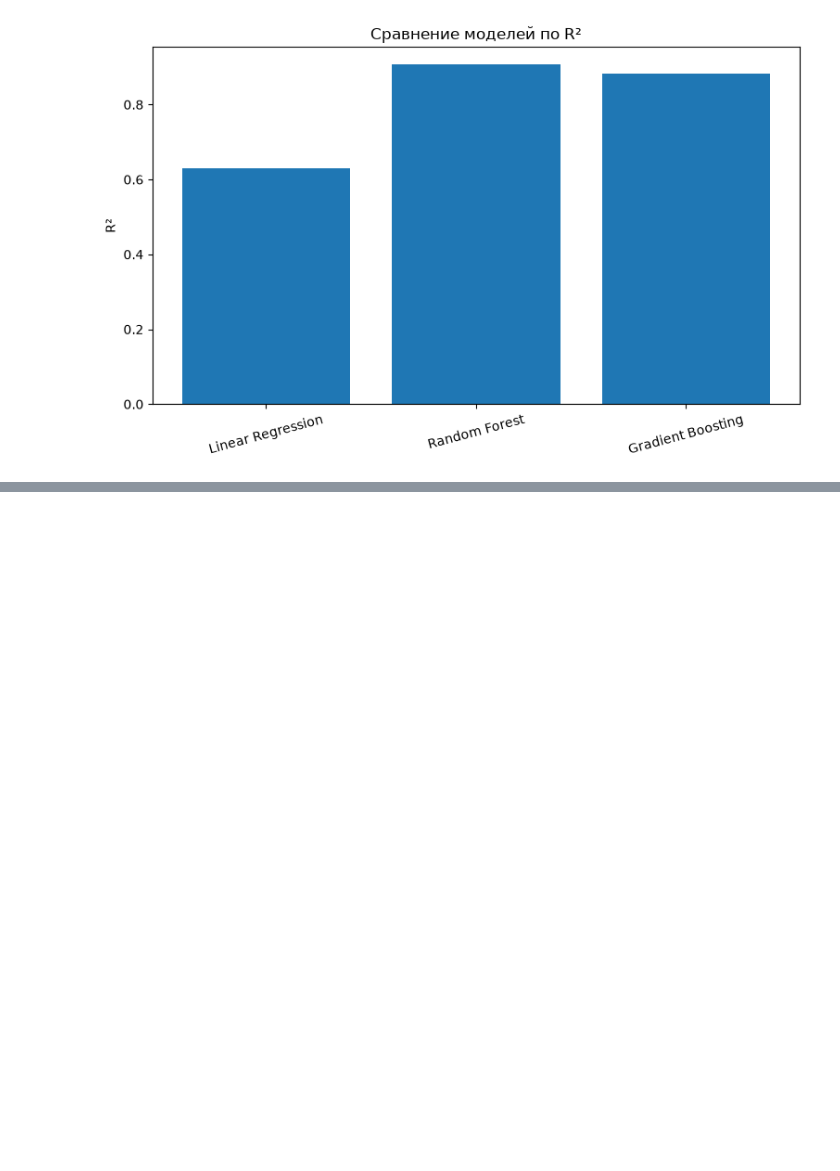
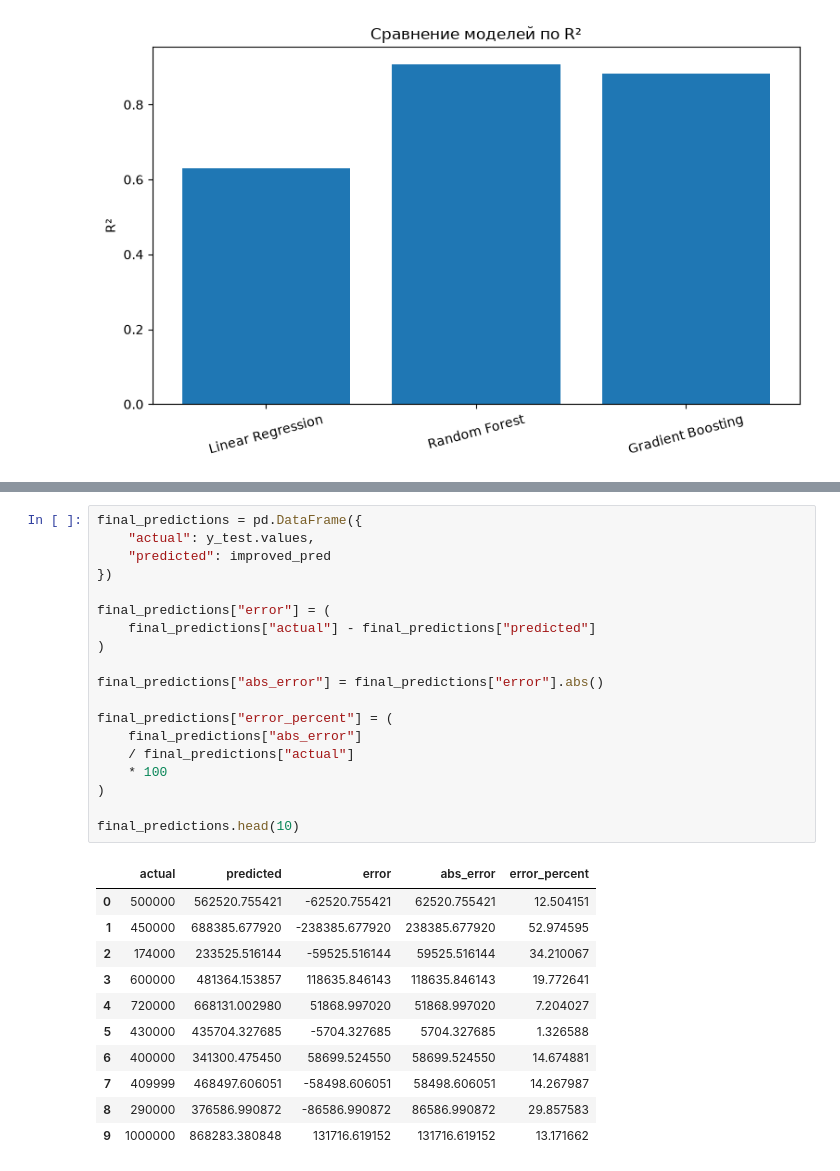
Before and after one commit to SheL16/car-price-prediction, a Jupyter notebook: notebooks/analysis.ipynb, the cells around one changed output, grey strips where cells are left out. Cells and saved outputs as stored; diff of their text form; blank space fills up the shorter version.

```diff
--- a/notebooks/analysis.ipynb
+++ b/notebooks/analysis.ipynb
@@ -646,0 +727,31 @@ plt.show()
+# %%
+final_predictions = pd.DataFrame({
+    "actual": y_test.values,
+    "predicted": improved_pred
+})
+
+final_predictions["error"] = (
+    final_predictions["actual"] - final_predictions["predicted"]
+)
+
+final_predictions["abs_error"] = final_predictions["error"].abs()
+
+final_predictions["error_percent"] = (
+    final_predictions["abs_error"]
+    / final_predictions["actual"]
+    * 100
+)
+
+final_predictions.head(10)
+# %% [output]
+|  | actual | predicted | error | abs_error | error_percent |
+| 0 | 500000 | 562520.755421 | -62520.755421 | 62520.755421 | 12.504151 |
+| 1 | 450000 | 688385.677920 | -238385.677920 | 238385.677920 | 52.974595 |
+| 2 | 174000 | 233525.516144 | -59525.516144 | 59525.516144 | 34.210067 |
+| 3 | 600000 | 481364.153857 | 118635.846143 | 118635.846143 | 19.772641 |
+| 4 | 720000 | 668131.002980 | 51868.997020 | 51868.997020 | 7.204027 |
+| 5 | 430000 | 435704.327685 | -5704.327685 | 5704.327685 | 1.326588 |
+| 6 | 400000 | 341300.475450 | 58699.524550 | 58699.524550 | 14.674881 |
+| 7 | 409999 | 468497.606051 | -58498.606051 | 58498.606051 | 14.267987 |
+| 8 | 290000 | 376586.990872 | -86586.990872 | 86586.990872 | 29.857583 |
+| 9 | 1000000 | 868283.380848 | 131716.619152 | 131716.619152 | 13.171662 |
```
Also changed, not shown: parts of 8 cells of this notebook, 2 other files.
